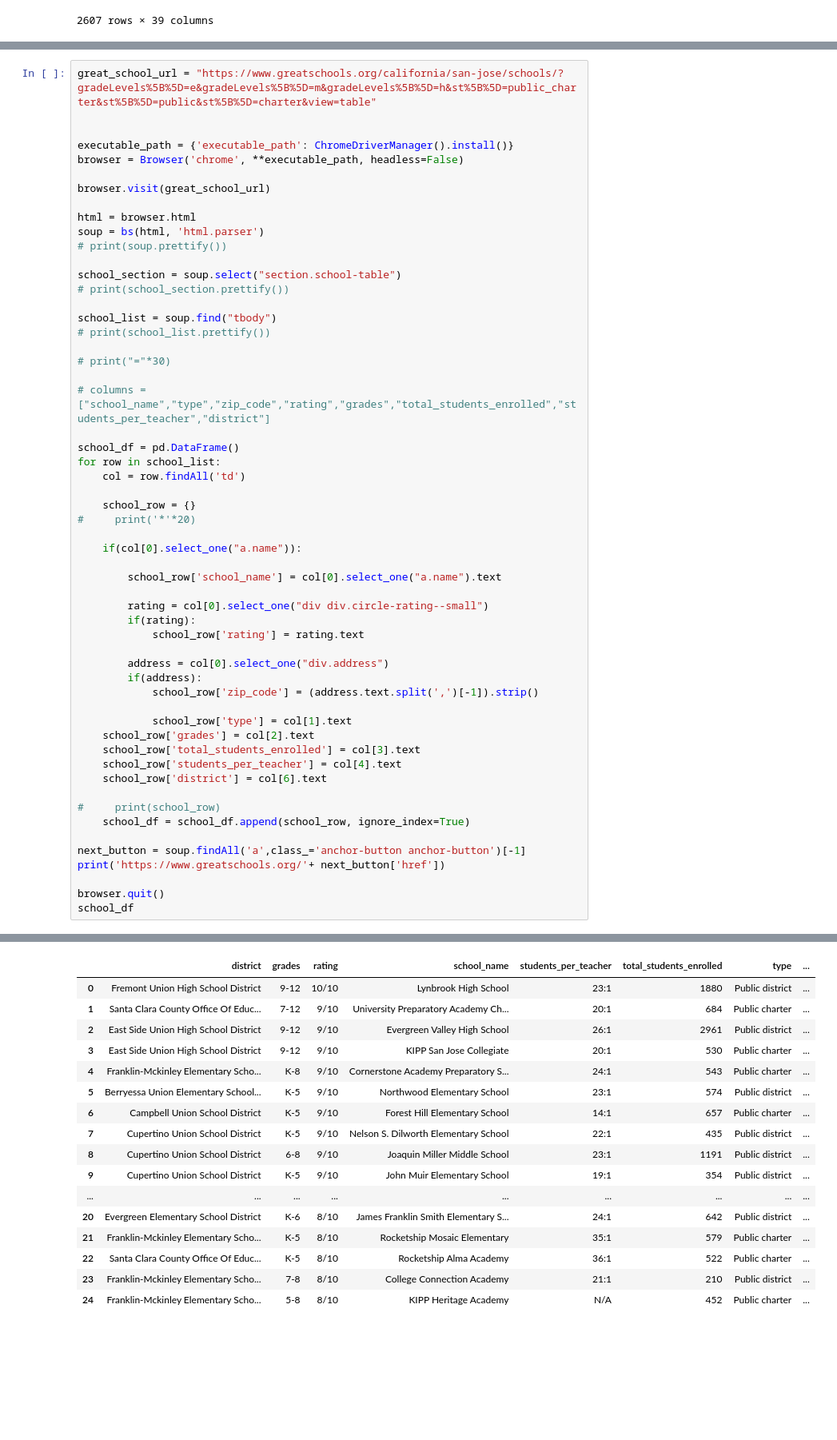
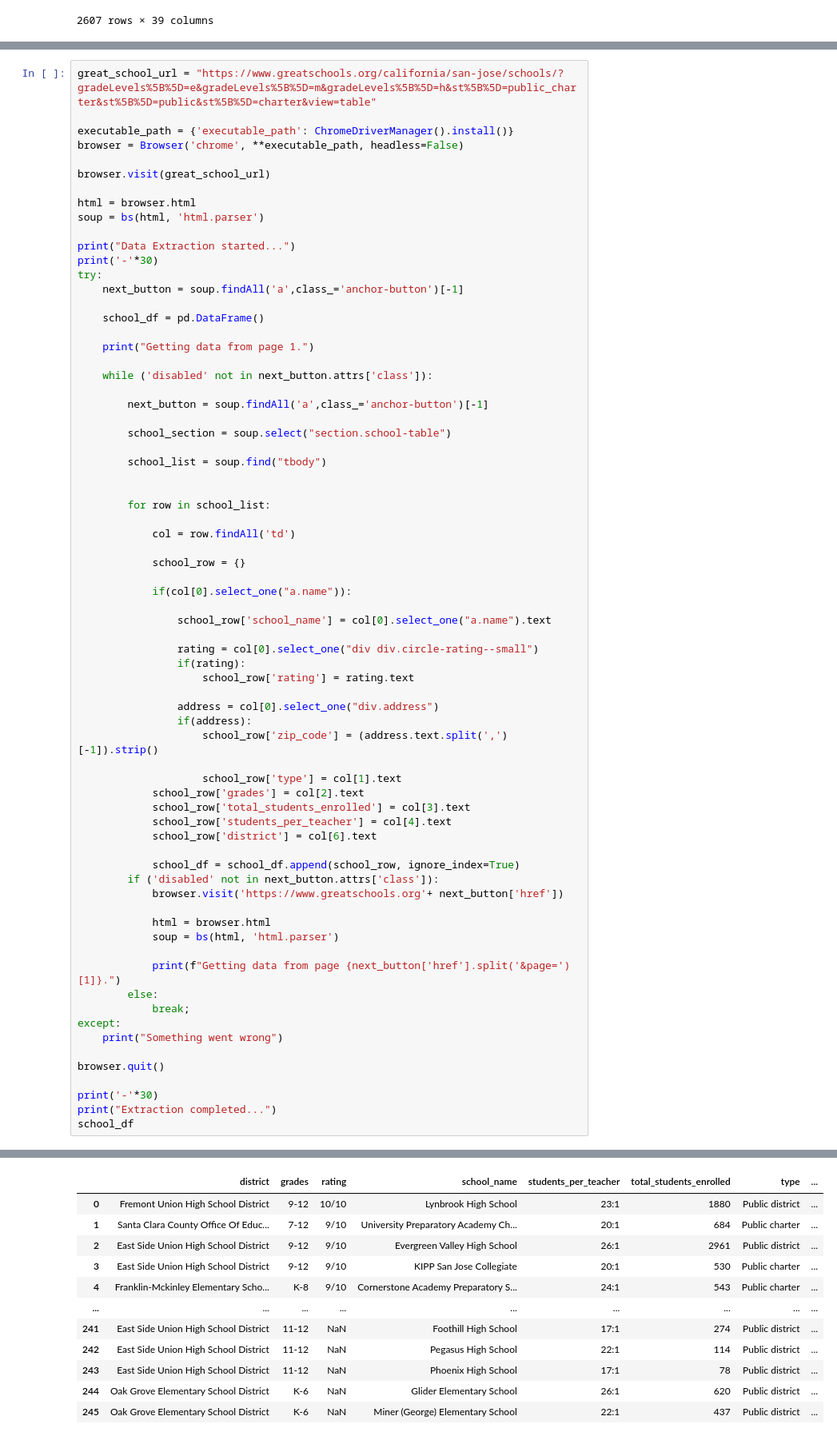
Before and after one commit to pratixashah/ETL-on-Zillow, a Jupyter notebook: ETL_Zillow_Data.ipynb, the cells around one changed output, grey strips where cells are left out. Shown at 80% size. Saved outputs shown, nothing was run; the diff lists cells and outputs as text; blank space fills up the shorter version.

```diff
--- a/ETL_Zillow_Data.ipynb
+++ b/ETL_Zillow_Data.ipynb
@@ -410,7 +342,6 @@ from bs4 import BeautifulSoup as bs
 import requests
 # %%
 great_school_url = "https://www.greatschools.org/california/san-jose/schools/?gradeLevels%5B%5D=e&gradeLevels%5B%5D=m&gradeLevels%5B%5D=h&st%5B%5D=public_charter&st%5B%5D=public&st%5B%5D=charter&view=table"
-
 
 executable_path = {'executable_path': ChromeDriverManager().install()}
 browser = Browser('chrome', **executable_path, headless=False)
@@ -419,50 +350,66 @@ browser.visit(great_school_url)
 
 html = browser.html
 soup = bs(html, 'html.parser')
-# print(soup.prettify())
 
-school_section = soup.select("section.school-table")
-# print(school_section.prettify())
+print("Data Extraction started...")
+print('-'*30)
+try:
+    next_button = soup.findAll('a',class_='anchor-button')[-1]
 
-school_list = soup.find("tbody")
-# print(school_list.prettify())
+    school_df = pd.DataFrame()
 
-# print("="*30)
+    print("Getting data from page 1.")
 
-# columns = ["school_name","type","zip_code","rating","grades","total_students_enrolled","students_per_teacher","district"]
+    while ('disabled' not in next_button.attrs['class']):
 
-school_df = pd.DataFrame()
-for row in school_list:
-    col = row.findAll('td')
+        next_button = soup.findAll('a',class_='anchor-button')[-1]
 
-    school_row = {}
-#     print('*'*20)
+        school_section = soup.select("section.school-table")
 
-    if(col[0].select_one("a.name")):
+        school_list = soup.find("tbody")
 
-        school_row['school_name'] = col[0].select_one("a.name").text
 
-        rating = col[0].select_one("div div.circle-rating--small")
-        if(rating):
-            school_row['rating'] = rating.text
+        for row in school_list:
 
-        address = col[0].select_one("div.address")
-        if(address):
-            school_row['zip_code'] = (address.text.split(',')[-1]).strip()
+            col = row.findAll('td')
 
-            school_row['type'] = col[1].text
-    school_row['grades'] = col[2].text
-    school_row['total_students_enrolled'] = col[3].text
-    school_row['students_per_teacher'] = col[4].text
-    school_row['district'] = col[6].text
+            school_row = {}
 
-#     print(school_row)
-    school_df = school_df.append(school_row, ignore_index=True)
+            if(col[0].select_one("a.name")):
 
-next_button = soup.findAll('a',class_='anchor-button anchor-button')[-1]
-print('https://www.greatschools.org/'+ next_button['href'])
+                school_row['school_name'] = col[0].select_one("a.name").text
+
+                rating = col[0].select_one("div div.circle-rating--small")
+                if(rating):
+                    school_row['rating'] = rating.text
+
+                address = col[0].select_one("div.address")
+                if(address):
+                    school_row['zip_code'] = (address.text.split(',')[-1]).strip()
+
+                    school_row['type'] = col[1].text
+            school_row['grades'] = col[2].text
+            school_row['total_students_enrolled'] = col[3].text
+            school_row['students_per_teacher'] = col[4].text
+            school_row['district'] = col[6].text
+
+            school_df = school_df.append(school_row, ignore_index=True)
+        if ('disabled' not in next_button.attrs['class']):
+            browser.visit('https://www.greatschools.org'+ next_button['href'])
+
+            html = browser.html
+            soup = bs(html, 'html.parser')
+
+            print(f"Getting data from page {next_button['href'].split('&page=')[1]}.")
+        else:
+            break;
+except:
+    print("Something went wrong")
 
 browser.quit()
+
+print('-'*30)
+print("Extraction completed...")
 school_df
 # %% [output]
 [WDM] - ====== WebDriver manager ======
@@ -473,17 +433,12 @@ https://www.greatschools.org//california/san-jose/schools/?gradeLevels%5B%5D=e&g
 |  | district | grades | rating | school_name | students_per_teacher | total_students_enrolled | type | ... |
 | 0 | Fremont Union High School District | 9-12 | 10/10 | Lynbrook High School | 23:1 | 1880 | Public district | ... |
 | 1 | Santa Clara County Office Of Educ... | 7-12 | 9/10 | University Preparatory Academy Ch... | 20:1 | 684 | Public charter | ... |
 | 2 | East Side Union High School District | 9-12 | 9/10 | Evergreen Valley High School | 26:1 | 2961 | Public district | ... |
 | 3 | East Side Union High School District | 9-12 | 9/10 | KIPP San Jose Collegiate | 20:1 | 530 | Public charter | ... |
 | 4 | Franklin-Mckinley Elementary Scho... | K-8 | 9/10 | Cornerstone Academy Preparatory S... | 24:1 | 543 | Public charter | ... |
-| 5 | Berryessa Union Elementary School... | K-5 | 9/10 | Northwood Elementary School | 23:1 | 574 | Public district | ... |
-| 6 | Campbell Union School District | K-5 | 9/10 | Forest Hill Elementary School | 14:1 | 657 | Public charter | ... |
-| 7 | Cupertino Union School District | K-5 | 9/10 | Nelson S. Dilworth Elementary School | 22:1 | 435 | Public district | ... |
-| 8 | Cupertino Union School District | 6-8 | 9/10 | Joaquin Miller Middle School | 23:1 | 1191 | Public district | ... |
-| 9 | Cupertino Union School District | K-5 | 9/10 | John Muir Elementary School | 19:1 | 354 | Public district | ... |
 | ... | ... | ... | ... | ... | ... | ... | ... | ... |
-| 20 | Evergreen Elementary School District | K-6 | 8/10 | James Franklin Smith Elementary S... | 24:1 | 642 | Public district | ... |
-| 21 | Franklin-Mckinley Elementary Scho... | K-5 | 8/10 | Rocketship Mosaic Elementary | 35:1 | 579 | Public charter | ... |
-| 22 | Santa Clara County Office Of Educ... | K-5 | 8/10 | Rocketship Alma Academy | 36:1 | 522 | Public charter | ... |
-| 23 | Franklin-Mckinley Elementary Scho... | 7-8 | 8/10 | College Connection Academy | 21:1 | 210 | Public district | ... |
-| 24 | Franklin-Mckinley Elementary Scho... | 5-8 | 8/10 | KIPP Heritage Academy | N/A | 452 | Public charter | ... |
+| 241 | East Side Union High School District | 11-12 | NaN | Foothill High School | 17:1 | 274 | Public district | ... |
+| 242 | East Side Union High School District | 11-12 | NaN | Pegasus High School | 22:1 | 114 | Public district | ... |
+| 243 | East Side Union High School District | 11-12 | NaN | Phoenix High School | 17:1 | 78 | Public district | ... |
+| 244 | Oak Grove Elementary School District | K-6 | NaN | Glider Elementary School | 26:1 | 620 | Public district | ... |
+| 245 | Oak Grove Elementary School District | K-6 | NaN | Miner (George) Elementary School | 22:1 | 437 | Public district | ... |
```
Also changed, not shown: parts of 19 cells of this notebook.
